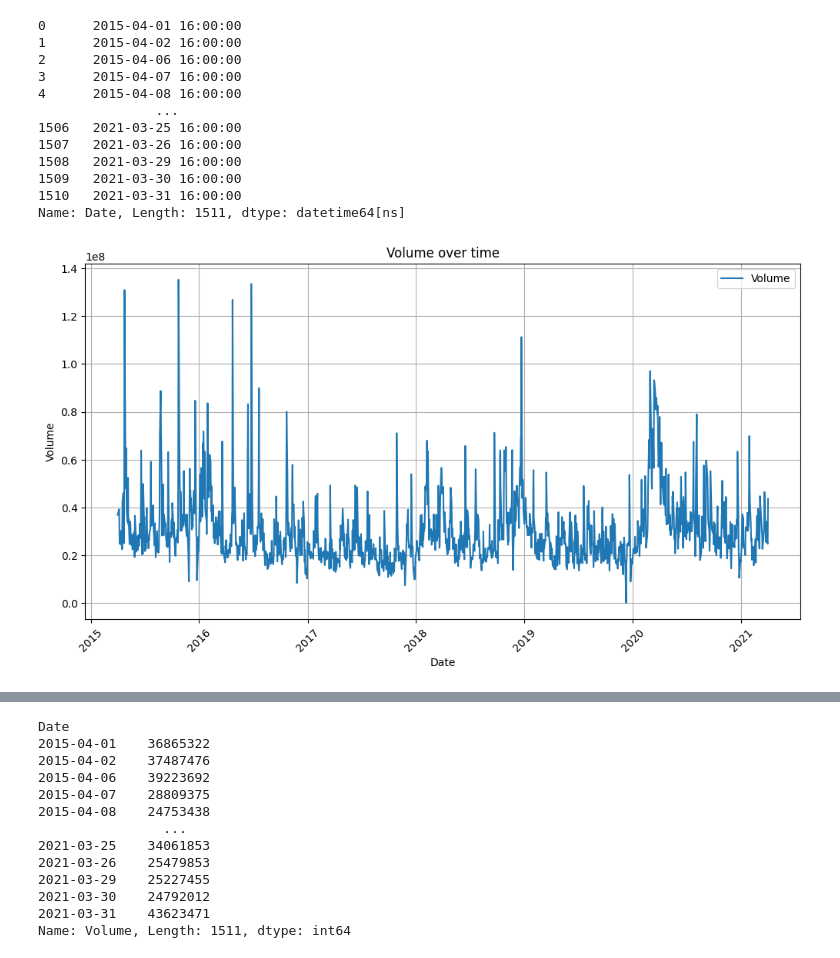
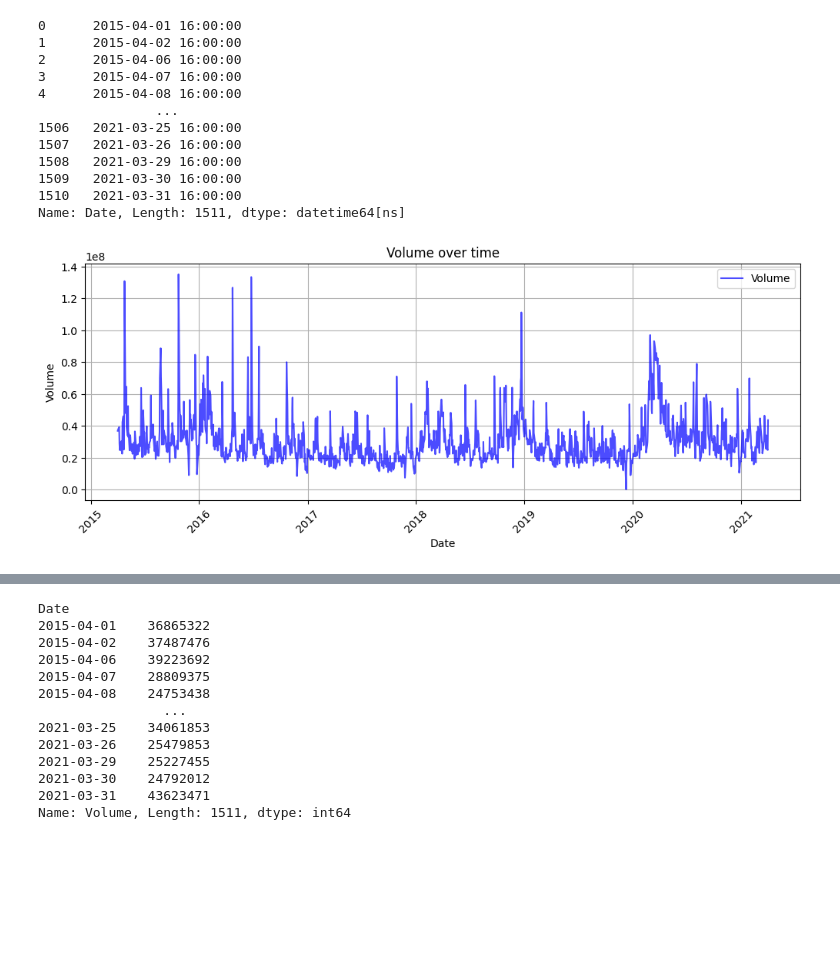
Before and after one commit to jaanviprabhakar/anomaly-detection-microsoft-stocks, a Jupyter notebook: Stocks Anomaly Detection.ipynb.ipynb, the cells around one changed output, grey strips where cells are left out. Saved outputs shown, nothing was run; the diff lists cells and outputs as text; code cells hidden in the pictures; blank space fills up the shorter version.

```diff
--- a/Stocks Anomaly Detection.ipynb.ipynb
+++ b/Stocks Anomaly Detection.ipynb.ipynb
@@ -77,15 +77,15 @@ df['Date']
 1510   2021-03-31 16:00:00
 Name: Date, Length: 1511, dtype: datetime64[ns]
 # %%
-plt.figure(figsize=(12,6))
-plt.plot(df["Date"], df["Volume"], label="Volume")
+plt.figure(figsize=(12,4))
+plt.plot(df["Date"], df["Volume"], label="Volume", color='b', alpha=0.7)
 plt.title("Volume over time")
 plt.xlabel("Date")
 plt.ylabel("Volume")
 plt.grid(True)
 plt.xticks(rotation=45)
 plt.legend()
 plt.show()
 # %% [output]
-[figure, old version]
+[figure, new version]
 # %%
```
Also changed, not shown: parts of 6 cells of this notebook.
